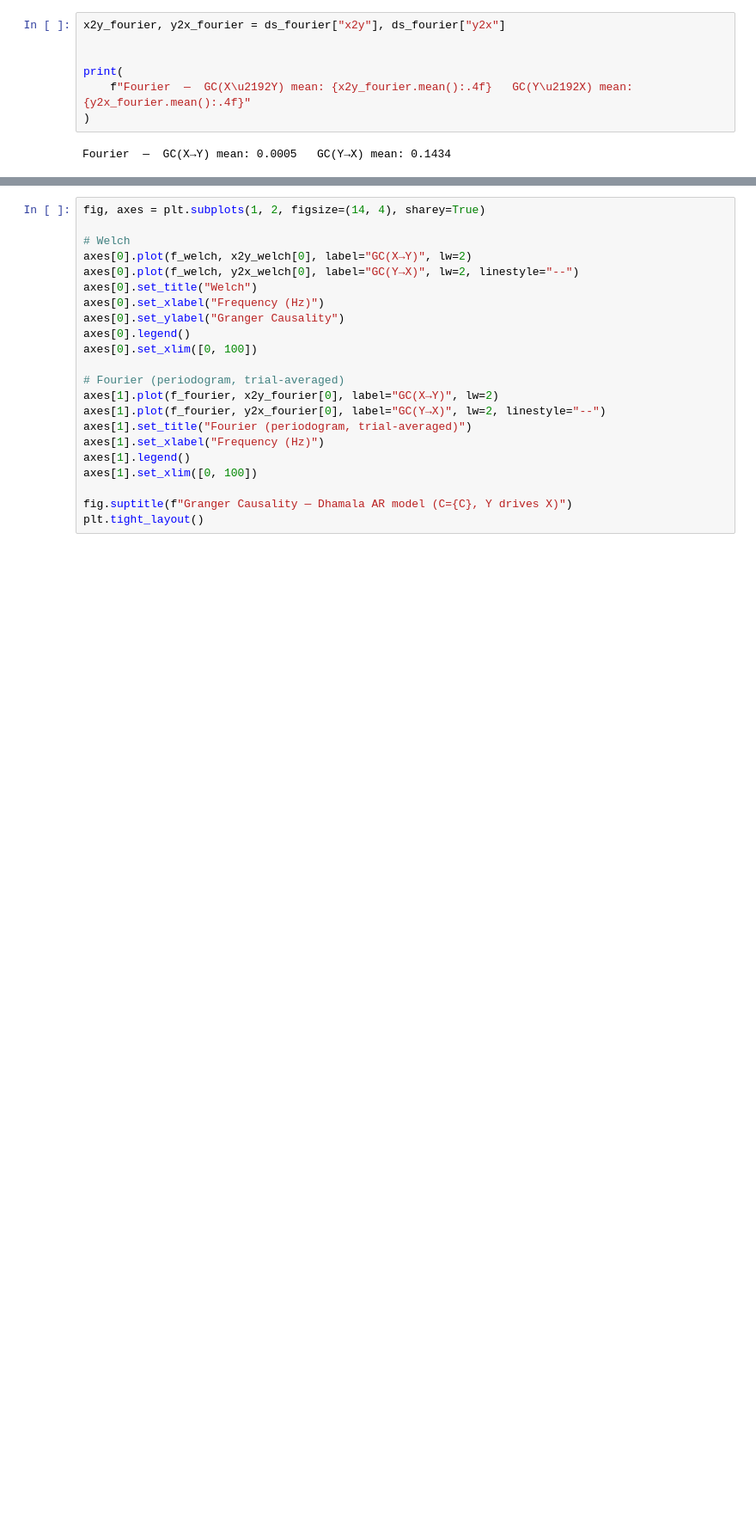
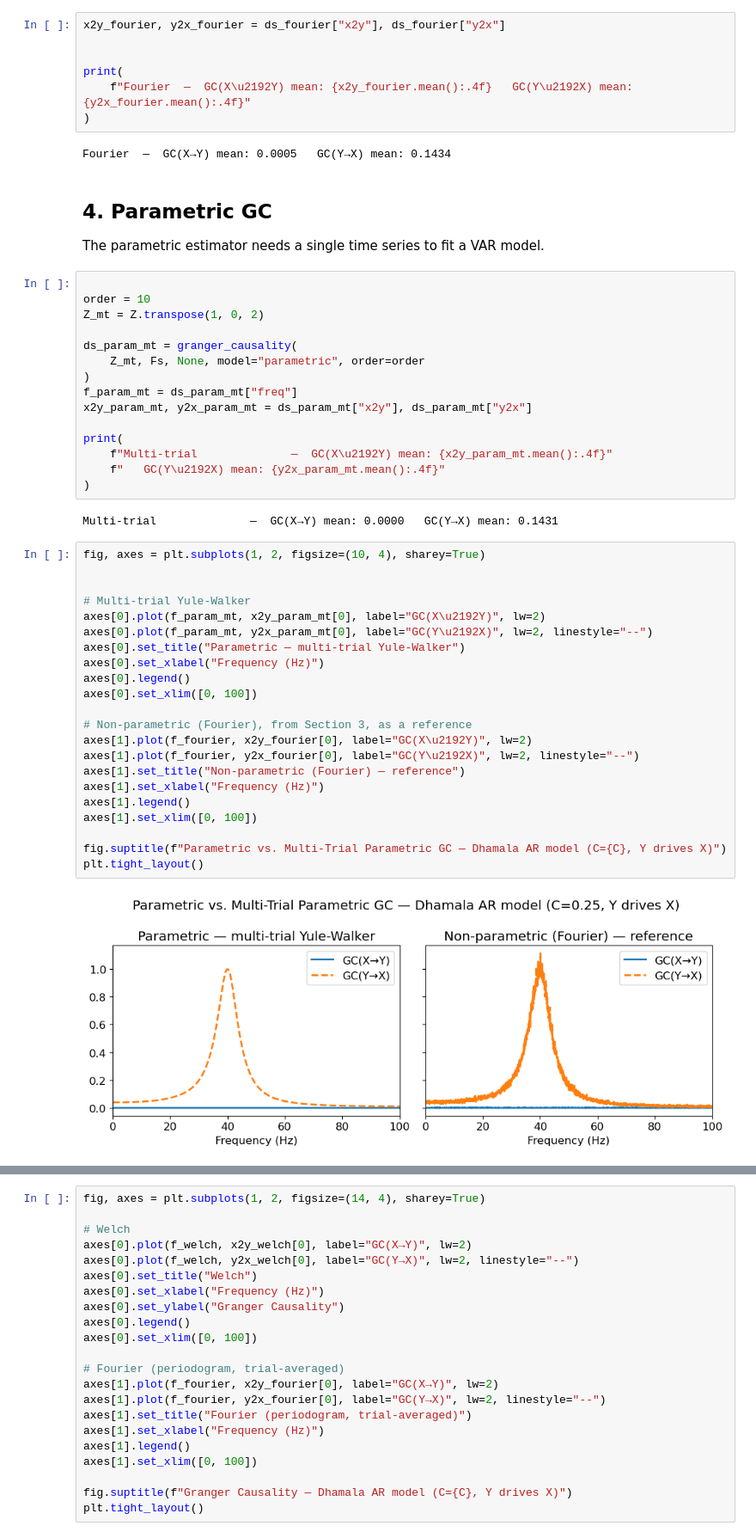
Before and after one commit to ViniciusLima94/pyGC, a Jupyter notebook: notebooks/01_basic_granger_causality.ipynb, the cells around one changed output, grey strips where cells are left out. Shown at 86% size. Cells and saved outputs as stored; diff of their text form; blank space fills up the shorter version.

Commit message:
multitrial yule walker using Einsum. Exemple in notebook

```diff
--- a/notebooks/01_basic_granger_causality.ipynb
+++ b/notebooks/01_basic_granger_causality.ipynb
@@ -94,4 +94,49 @@ print(
 )
 # %% [output]
 Fourier  —  GC(X→Y) mean: 0.0005   GC(Y→X) mean: 0.1434
+# %% [markdown]
+## 4. Parametric GC
+
+The parametric estimator needs a single time series to fit a VAR model.
+# %%
+
+order = 10
+Z_mt = Z.transpose(1, 0, 2)
+
+ds_param_mt = granger_causality(
+    Z_mt, Fs, None, model="parametric", order=order
+)
+f_param_mt = ds_param_mt["freq"]
+x2y_param_mt, y2x_param_mt = ds_param_mt["x2y"], ds_param_mt["y2x"]
+
+print(
+    f"Multi-trial              —  GC(X\u2192Y) mean: {x2y_param_mt.mean():.4f}"
+    f"   GC(Y\u2192X) mean: {y2x_param_mt.mean():.4f}"
+)
+# %% [output]
+Multi-trial              —  GC(X→Y) mean: 0.0000   GC(Y→X) mean: 0.1431
+# %%
+fig, axes = plt.subplots(1, 2, figsize=(10, 4), sharey=True)
+
+
+# Multi-trial Yule-Walker
+axes[0].plot(f_param_mt, x2y_param_mt[0], label="GC(X\u2192Y)", lw=2)
+axes[0].plot(f_param_mt, y2x_param_mt[0], label="GC(Y\u2192X)", lw=2, linestyle="--")
+axes[0].set_title("Parametric — multi-trial Yule-Walker")
+axes[0].set_xlabel("Frequency (Hz)")
+axes[0].legend()
+axes[0].set_xlim([0, 100])
+
+# Non-parametric (Fourier), from Section 3, as a reference
+axes[1].plot(f_fourier, x2y_fourier[0], label="GC(X\u2192Y)", lw=2)
+axes[1].plot(f_fourier, y2x_fourier[0], label="GC(Y\u2192X)", lw=2, linestyle="--")
+axes[1].set_title("Non-parametric (Fourier) — reference")
+axes[1].set_xlabel("Frequency (Hz)")
+axes[1].legend()
+axes[1].set_xlim([0, 100])
+
+fig.suptitle(f"Parametric vs. Multi-Trial Parametric GC — Dhamala AR model (C={C}, Y drives X)")
+plt.tight_layout()
+# %% [output]
+[figure, added]
 # %% [markdown]
```
Also changed, not shown: parts of 2 cells of this notebook, 3 other files.
